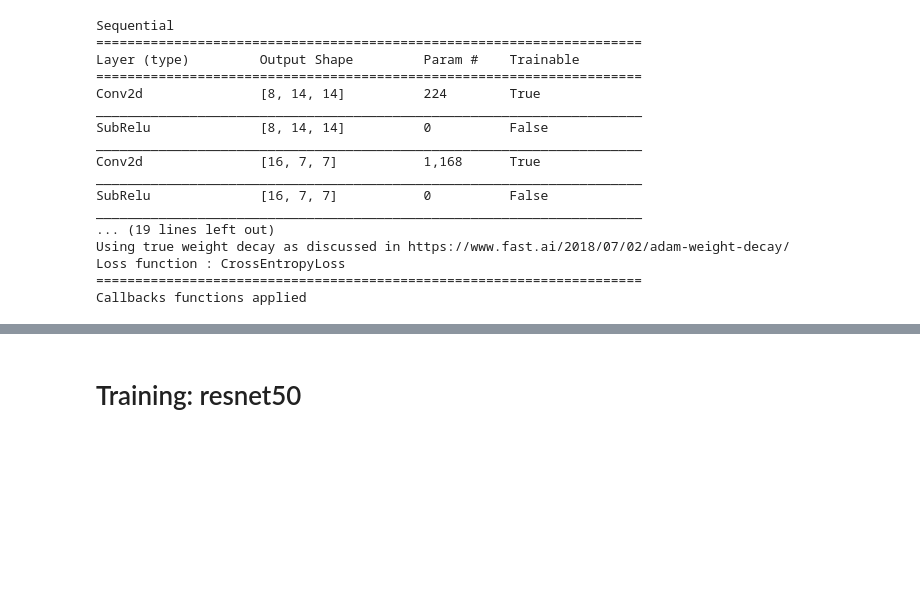
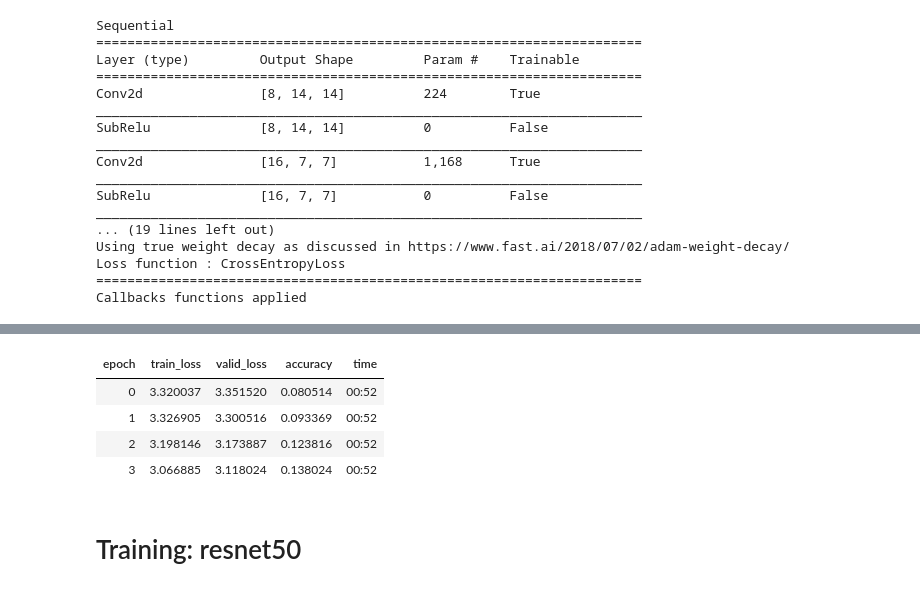
Before and after one commit to AnnieCRY/DS5500-Project2, a Jupyter notebook: pet_classification.ipynb, the cells around one changed output, grey strips where cells are left out. Saved outputs shown, nothing was run; the diff lists cells and outputs as text; code cells hidden in the pictures; blank space fills up the shorter version.

```diff
--- a/pet_classification.ipynb
+++ b/pet_classification.ipynb
@@ -382,3 +385,11 @@ Streaming output truncated to the last 5000 lines.
+# %%
+learn.fit_one_cycle(4, max_lr=1e-02)
+# %% [output]
+| epoch | train_loss | valid_loss | accuracy | time |
+| 0 | 3.320037 | 3.351520 | 0.080514 | 00:52 |
+| 1 | 3.326905 | 3.300516 | 0.093369 | 00:52 |
+| 2 | 3.198146 | 3.173887 | 0.123816 | 00:52 |
+| 3 | 3.066885 | 3.118024 | 0.138024 | 00:52 |
 # %% [markdown]
 # Training: resnet50
 # %% [markdown]
```
Also changed, not shown: parts of 5 cells of this notebook.
